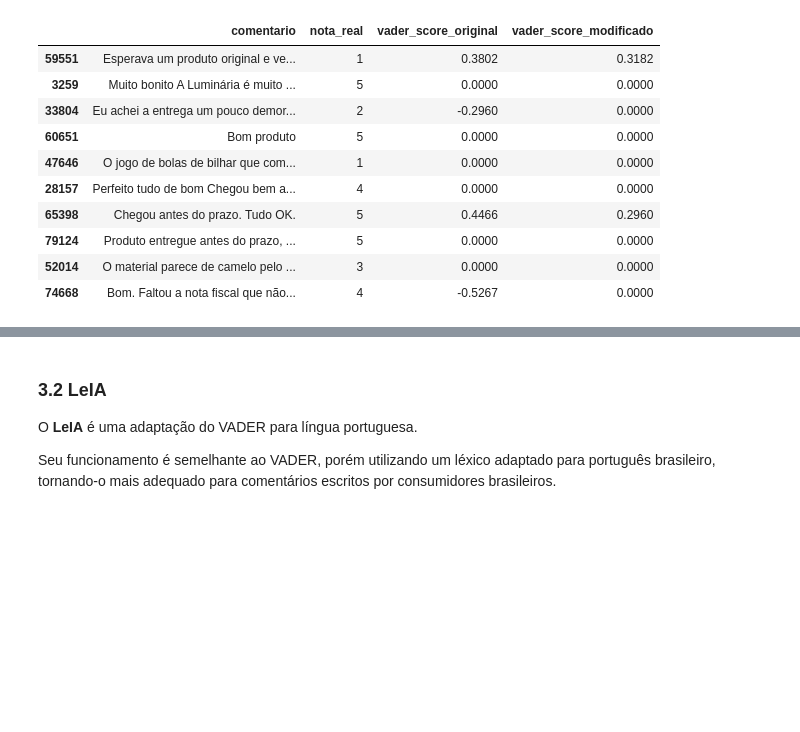
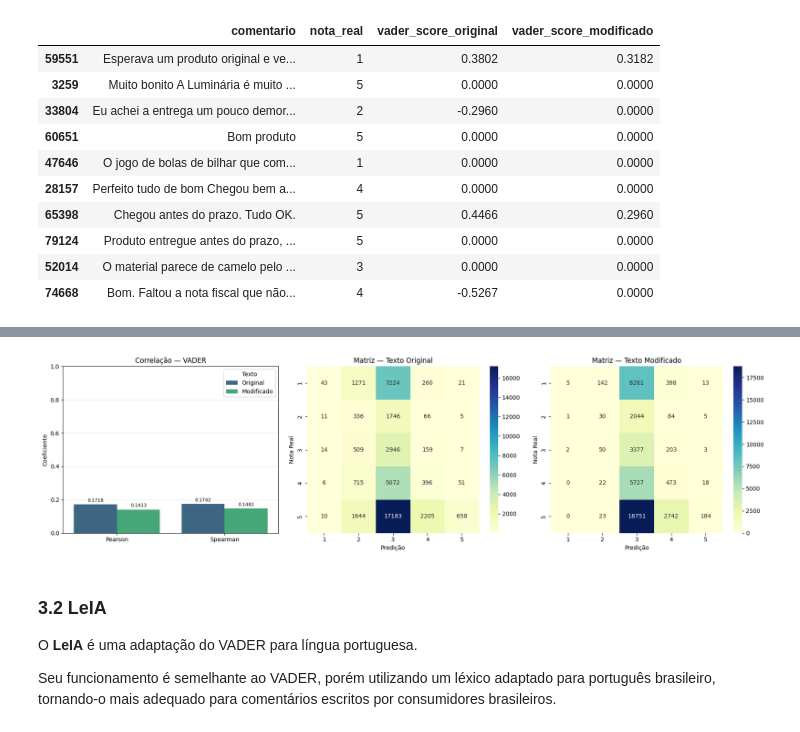
Before and after one commit to eigiihs/review-score-prediction, a Jupyter notebook: sentiment_analysis.ipynb, the cells around one changed output, grey strips where cells are left out. Drawn from its saved outputs; the diff is of its cells as text; code cells hidden in the pictures; blank space fills up the shorter version.

```diff
--- a/sentiment_analysis.ipynb
+++ b/sentiment_analysis.ipynb
@@ -388,3 +462,90 @@ comparacao_vader.to_parquet("./silver/df_vader.parquet")
+# %%
+# CORRELAÇÕES
+corr = pd.DataFrame({
+    'Métrica': ['Pearson', 'Pearson', 'Spearman', 'Spearman'],
+    'Texto': ['Original', 'Modificado', 'Original', 'Modificado'],
+    'Correlação': [
+        pearsonr(vader['nota_real'],vader['vader_estrelas_original'])[0],
+        pearsonr(vader['nota_real'],vader['vader_estrelas_modificado'])[0],
+        spearmanr(vader['nota_real'],vader['vader_estrelas_original'])[0],
+        spearmanr(vader['nota_real'],vader['vader_estrelas_modificado'])[0]
+    ]
+})
+
+# MATRIZ DE CONFUSÃO
+cm_original = confusion_matrix(
+    vader['nota_real'],
+    vader['vader_estrelas_original'],
+    labels=[1,2,3,4,5]
+)
+
+cm_modificado = confusion_matrix(
+    vader['nota_real'],
+    vader['vader_estrelas_modificado'],
+    labels=[1,2,3,4,5]
+)
+
+# GRÁFICO
+fig, axes = plt.subplots(1, 3, figsize=(18,5))
+
+ax = sns.barplot(
+    data=corr,
+    x='Métrica',
+    y='Correlação',
+    hue='Texto',
+    palette='viridis',
+    ax=axes[0]
+)
+
+for container in ax.containers:
+
+    ax.bar_label(
+        container,
+        fmt='%.4f',
+        padding=3,
+        fontsize=8
+    )
+
+axes[0].set_title('Correlação — VADER')
+axes[0].set_ylabel('Coeficiente')
+axes[0].set_xlabel('')
+axes[0].set_ylim(0,1)
+
+axes[0].grid(axis='y', alpha=0.3)
+
+# MATRIZES
+sns.heatmap(
+    cm_original,
+    annot=True,
+    fmt='d',
+    cmap='YlGnBu',
+    xticklabels=[1,2,3,4,5],
+    yticklabels=[1,2,3,4,5],
+    ax=axes[1]
+)
+
+axes[1].set_title('Matriz — Texto Original')
+axes[1].set_xlabel('Predição')
+axes[1].set_ylabel('Nota Real')
+
+sns.heatmap(
+    cm_modificado,
+    annot=True,
+    fmt='d',
+    cmap='YlGnBu',
+    xticklabels=[1,2,3,4,5],
+    yticklabels=[1,2,3,4,5],
+    ax=axes[2]
+)
+
+axes[2].set_title('Matriz — Texto Modificado')
+axes[2].set_xlabel('Predição')
+axes[2].set_ylabel('Nota Real')
+
+plt.tight_layout()
+plt.show()
+# %% [output]
+[figure, added]
 # %% [markdown]
 ### 3.2 LeIA
 
```
Also changed, not shown: parts of 28 cells of this notebook, 15 other files.
